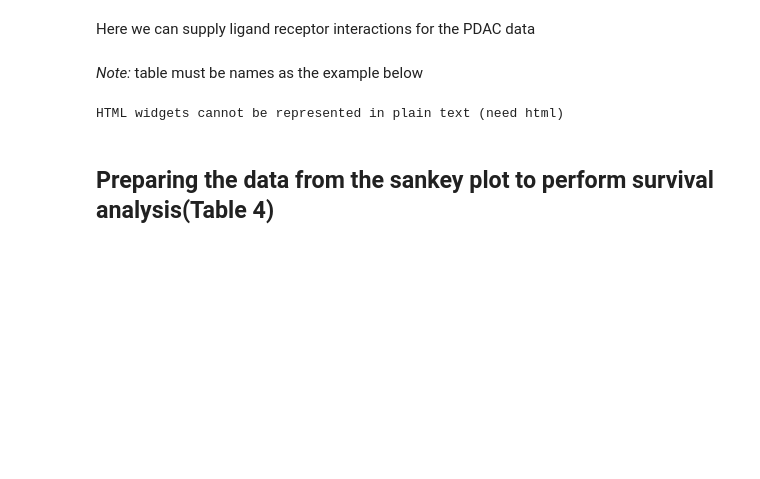
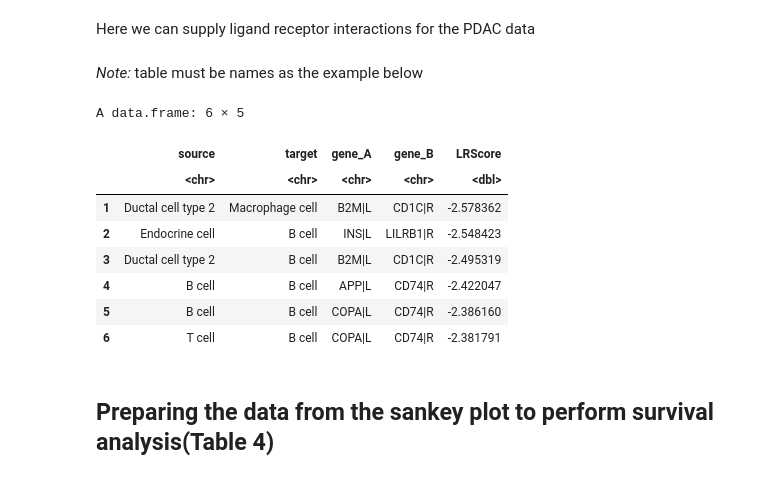
Before and after one commit to jsnagai/scACCorDiON, a Jupyter notebook: docs/source/notebooks/LRSurvival.ipynb, the cells around one changed output. Drawn from its saved outputs; the diff is of its cells as text; code cells hidden in the pictures; blank space fills up the shorter version.

```diff
--- a/docs/source/notebooks/LRSurvival.ipynb
+++ b/docs/source/notebooks/LRSurvival.ipynb
@@ -35,11 +39,17 @@ lrsankey <- read.csv("../../../scaccordion/data/PDAC_differential.csv")
 # %% [markdown]
 *Note:* table must be names as the example below
 # %%
-
-head(lrsankey[,c("source","target","gene_A","gene_B","LRScore")]) |>
-  datatable()
+head(lrsankey[,c("source","target","gene_A","gene_B","LRScore")])
 # %% [output]
-HTML widgets cannot be represented in plain text (need html)
+A data.frame: 6 × 5
+|  | source | target | gene_A | gene_B | LRScore |
+|  | <chr> | <chr> | <chr> | <chr> | <dbl> |
+| 1 | Ductal cell type 2 | Macrophage cell | B2M|L | CD1C|R | -2.578362 |
+| 2 | Endocrine cell | B cell | INS|L | LILRB1|R | -2.548423 |
+| 3 | Ductal cell type 2 | B cell | B2M|L | CD1C|R | -2.495319 |
+| 4 | B cell | B cell | APP|L | CD74|R | -2.422047 |
+| 5 | B cell | B cell | COPA|L | CD74|R | -2.386160 |
+| 6 | T cell | B cell | COPA|L | CD74|R | -2.381791 |
 # %% [markdown]
 ## Preparing the data from the sankey plot to perform survival analysis(Table 4)
 # %% [markdown]
```
Also changed, not shown: parts of 7 cells of this notebook.
